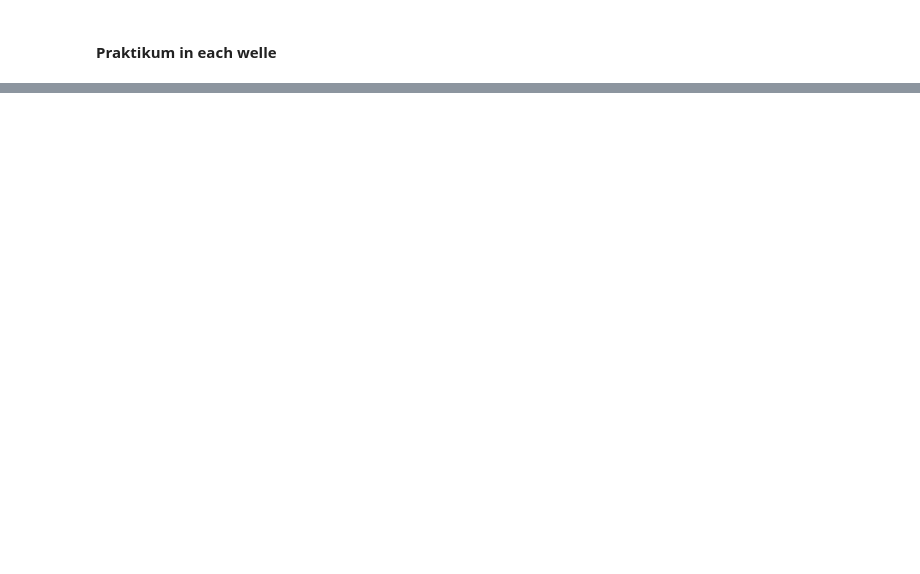
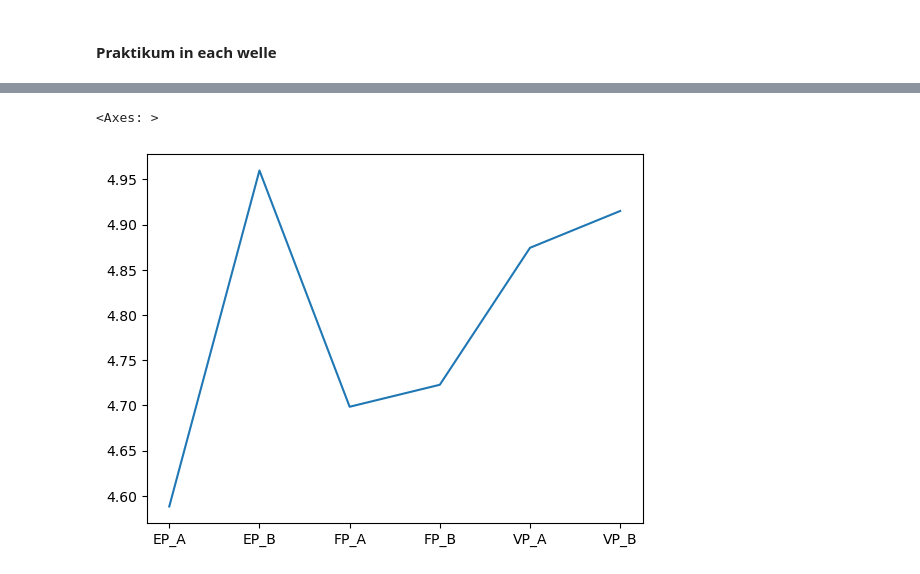
Before and after one commit to annaromankiewicz/masterarbeit, a Jupyter notebook: Analysis.ipynb, the cells around one changed output, grey strips where cells are left out. Drawn from its saved outputs; the diff is of its cells as text; code cells hidden in the pictures; blank space fills up the shorter version.

```diff
--- a/Analysis.ipynb
+++ b/Analysis.ipynb
@@ -1535,0 +2281,23 @@ stats.rename(index={"index": "Frage"}, inplace=True)
+# %%
+
+dict_wellen = {}
+wellen = [
+    w1[SELECTED_COLUMNS_ALL],
+    w3[SELECTED_COLUMNS_ALL],
+    w4[SELECTED_COLUMNS_ALL],
+    w5[SELECTED_COLUMNS_ALL],
+    w6[SELECTED_COLUMNS_ALL],
+]
+
+wellen_names = ["w1","w3","w4","w5","w6"]
+for name,w in zip(wellen_names,wellen):
+   dict_wellen[name] = {
+      "EP_A" : w[w['Praktikum'] == 1]["SWE"].mean(),
+      "EP_B" : w[w['Praktikum'] == 2]["SWE"].mean(),
+      "FP_A" : w[w['Praktikum'] == 3]["SWE"].mean(),
+      "FP_B" : w[w['Praktikum'] == 4]["SWE"].mean(),
+      "VP_A" : w[w['Praktikum'] == 5]["SWE"].mean(),
+      "VP_B" : w[w['Praktikum'] == 6]["SWE"].mean()
+   }
+
+swe_mean_by_praktikum_and_welle = pd.DataFrame.from_dict(dict_wellen, orient="index")
@@ -1535,0 +2313,5 @@ stats.rename(index={"index": "Frage"}, inplace=True)
+# %%
+swe_mean_by_praktikum_and_welle.mean(axis=0).plot()
+# %% [output]
+<Axes: >
+[figure, added]
```
Also changed, not shown: parts of 192 cells of this notebook.
